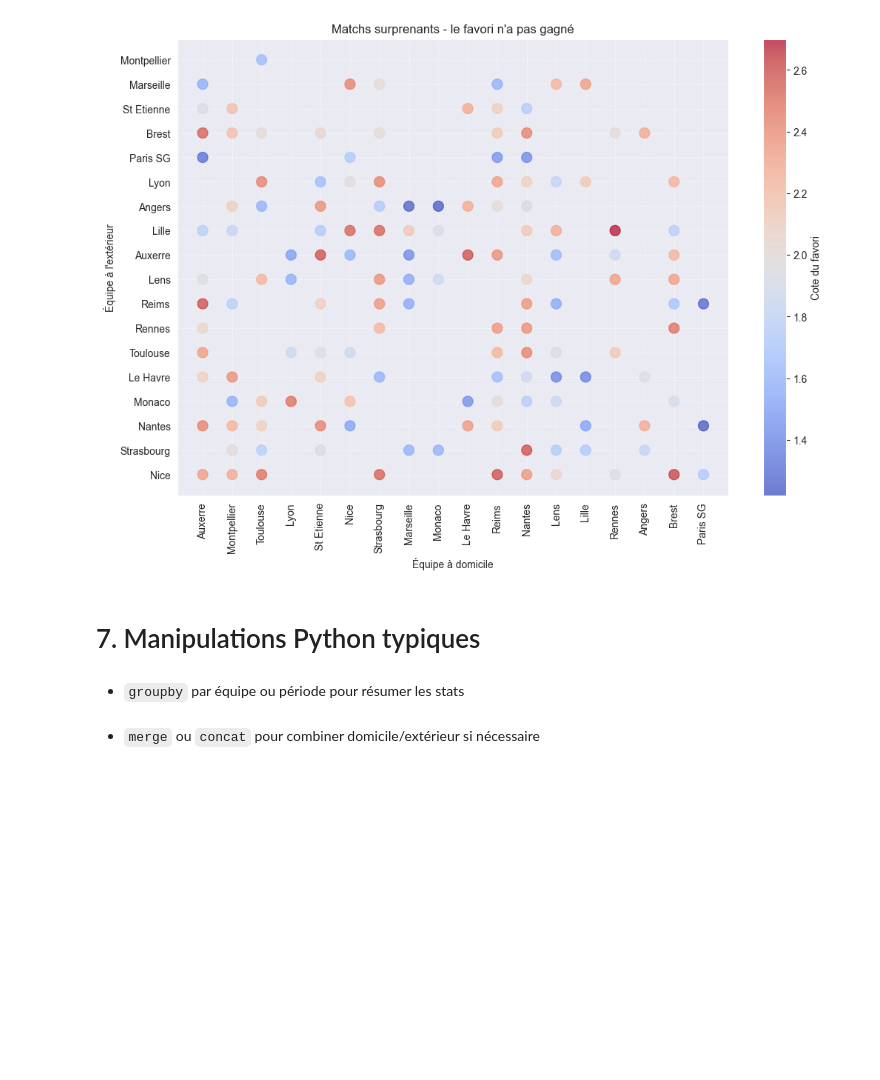
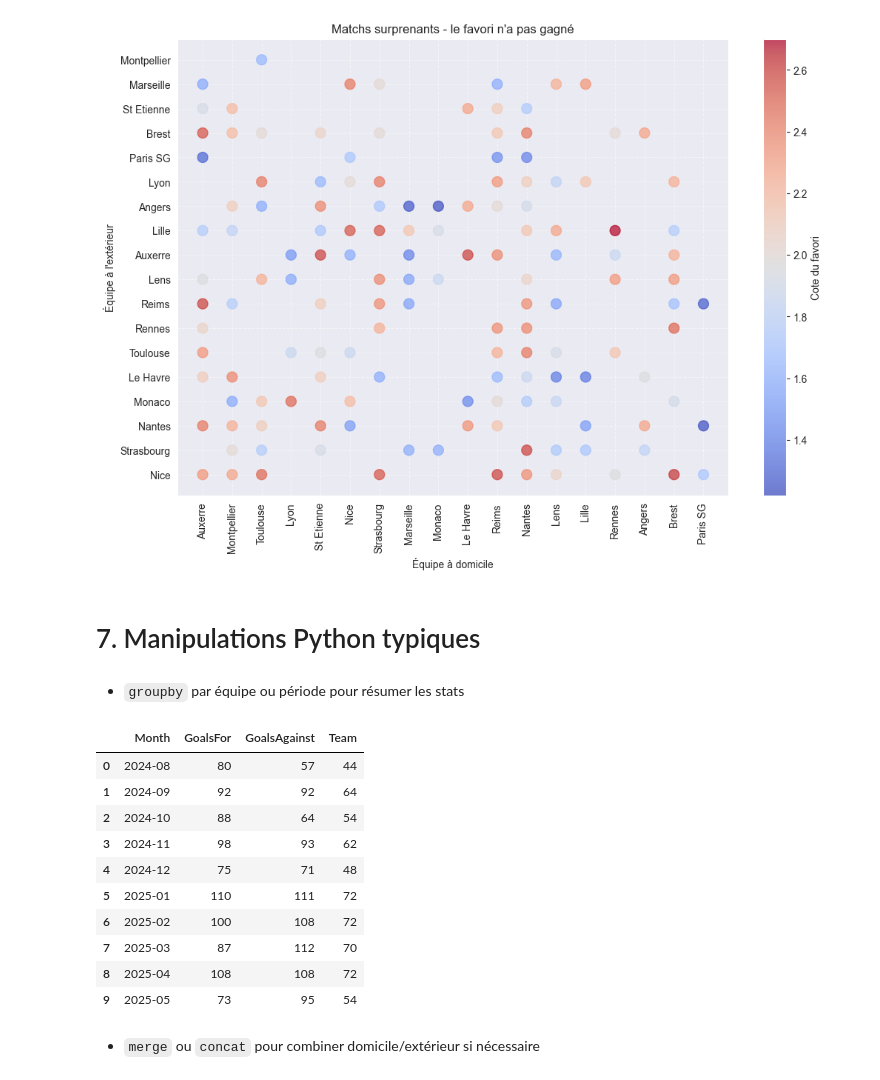
Before and after one commit to VMY7/ligue1-eda-python-24-25, a Jupyter notebook: ligue1-eda-python-24-25.ipynb, the cells around one changed output. Saved outputs shown, nothing was run; the diff lists cells and outputs as text; code cells hidden in the pictures; blank space fills up the shorter version.

```diff
--- a/ligue1-eda-python-24-25.ipynb
+++ b/ligue1-eda-python-24-25.ipynb
@@ -872,5 +875,55 @@ plt.show()
 # 7. Manipulations Python typiques
 # %% [markdown]
 - `groupby` par équipe ou période pour résumer les stats
+# %%
+df_stats_Home = pd.DataFrame({
+    "Team": df["HomeTeam"],
+    "GoalsFor": df["FTHG"],
+    "GoalsAgainst": df["FTAG"]
+
+})
+
+df_stats_Away = pd.DataFrame({
+    "Team": df["AwayTeam"],
+    "GoalsFor": df["FTAG"],
+    "GoalsAgainst": df["FTHG"]
+})
+
+df_stats_All = pd.concat([df_stats_Home, df_stats_Away], ignore_index=True)
+
+# stats par équipe
+df_team_stats = df_stats_All.groupby("Team").agg({
+    "GoalsFor": ["sum", "mean"],
+    "GoalsAgainst": ["sum", "mean"]
+}).reset_index()
+
+
+# Ajouter la période (mois) dans df_stats_All
+df_stats_All["Month"] = date.dt.to_period("M").repeat(2).reset_index(drop=True)
+
+# Stats agrégées par mois
+df_monthly_stats = (
+    df_stats_All.groupby("Month")
+    .agg({
+        "GoalsFor": "sum",
+        "GoalsAgainst": "sum",
+        "Team": "count"   # nb de matchs joués par toutes les équipes
+    })
+    .reset_index()
+)
+
+df_monthly_stats
+# %% [output]
+|  | Month | GoalsFor | GoalsAgainst | Team |
+| 0 | 2024-08 | 80 | 57 | 44 |
+| 1 | 2024-09 | 92 | 92 | 64 |
+| 2 | 2024-10 | 88 | 64 | 54 |
+| 3 | 2024-11 | 98 | 93 | 62 |
+| 4 | 2024-12 | 75 | 71 | 48 |
+| 5 | 2025-01 | 110 | 111 | 72 |
+| 6 | 2025-02 | 100 | 108 | 72 |
+| 7 | 2025-03 | 87 | 112 | 70 |
+| 8 | 2025-04 | 108 | 108 | 72 |
+| 9 | 2025-05 | 73 | 95 | 54 |
 # %% [markdown]
 - `merge` ou `concat` pour combiner domicile/extérieur si nécessaire
```
Also changed, not shown: parts of 4 cells of this notebook.
